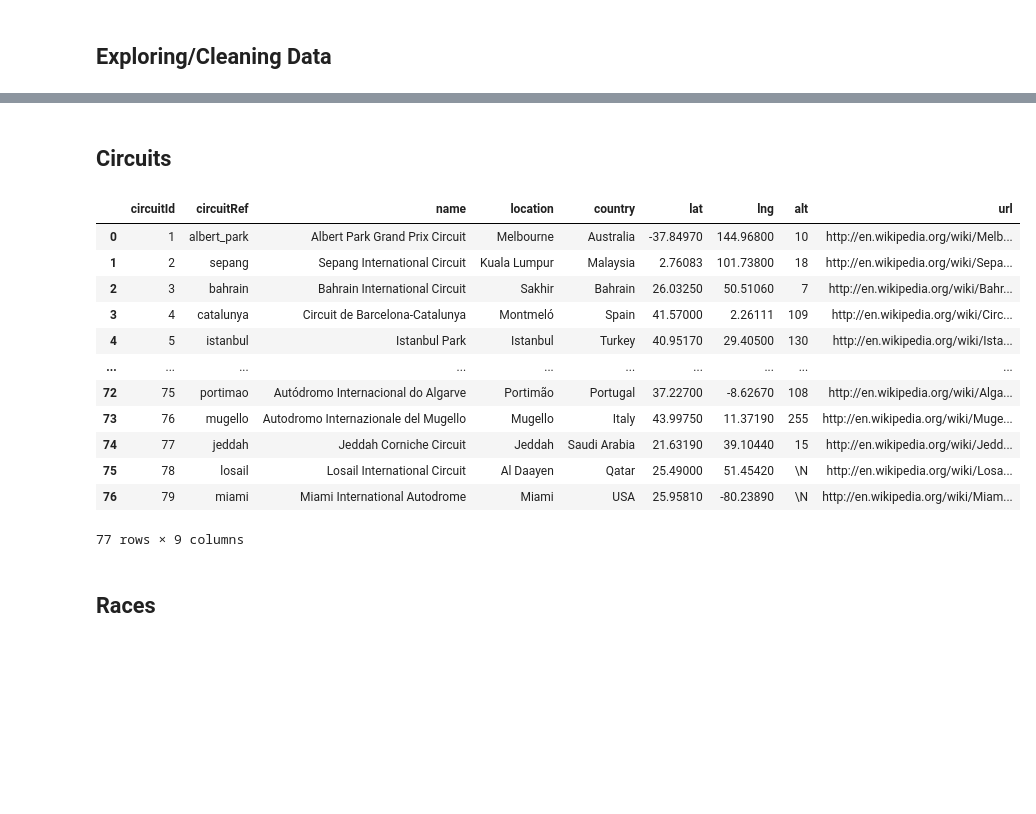
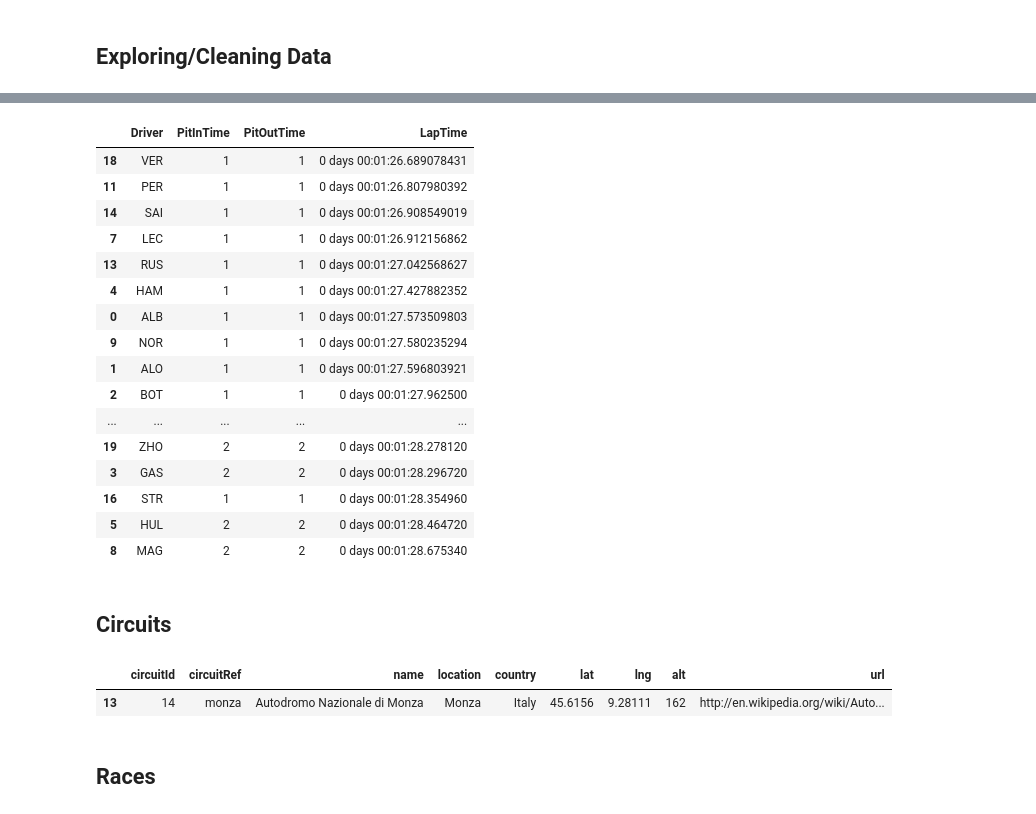
Before and after one commit to n8taylor/cs5830_final_project, a Jupyter notebook: finalProject.ipynb, the cells around one changed output, grey strips where cells are left out. Saved outputs shown, nothing was run; the diff lists cells and outputs as text; code cells hidden in the pictures; blank space fills up the shorter version.

```diff
--- a/finalProject.ipynb
+++ b/finalProject.ipynb
@@ -36,22 +168,34 @@ import fastf1
+# %%
+drivers = laps.groupby('Driver').agg({'PitInTime': 'count', 'PitOutTime': 'count', 'LapTime': 'mean'}).reset_index()
+drivers = drivers[drivers.PitInTime == drivers.PitOutTime]
+drivers = drivers.dropna(subset='LapTime')
+drivers.sort_values(by='LapTime')
+# %% [output]
+|  | Driver | PitInTime | PitOutTime | LapTime |
+| 18 | VER | 1 | 1 | 0 days 00:01:26.689078431 |
+| 11 | PER | 1 | 1 | 0 days 00:01:26.807980392 |
+| 14 | SAI | 1 | 1 | 0 days 00:01:26.908549019 |
+| 7 | LEC | 1 | 1 | 0 days 00:01:26.912156862 |
+| 13 | RUS | 1 | 1 | 0 days 00:01:27.042568627 |
+| 4 | HAM | 1 | 1 | 0 days 00:01:27.427882352 |
+| 0 | ALB | 1 | 1 | 0 days 00:01:27.573509803 |
+| 9 | NOR | 1 | 1 | 0 days 00:01:27.580235294 |
+| 1 | ALO | 1 | 1 | 0 days 00:01:27.596803921 |
+| 2 | BOT | 1 | 1 | 0 days 00:01:27.962500 |
+| ... | ... | ... | ... | ... |
+| 19 | ZHO | 2 | 2 | 0 days 00:01:28.278120 |
+| 3 | GAS | 2 | 2 | 0 days 00:01:28.296720 |
+| 16 | STR | 1 | 1 | 0 days 00:01:28.354960 |
+| 5 | HUL | 2 | 2 | 0 days 00:01:28.464720 |
+| 8 | MAG | 2 | 2 | 0 days 00:01:28.675340 |
 # %% [markdown]
 ## Circuits
 # %%
 circuits = pd.read_csv('circuits.csv')
-circuits
+circuits[circuits.circuitId == 14]
 # %% [output]
 |  | circuitId | circuitRef | name | location | country | lat | lng | alt | url |
-| 0 | 1 | albert_park | Albert Park Grand Prix Circuit | Melbourne | Australia | -37.84970 | 144.96800 | 10 | http://en.wikipedia.org/wiki/Melb... |
-| 1 | 2 | sepang | Sepang International Circuit | Kuala Lumpur | Malaysia | 2.76083 | 101.73800 | 18 | http://en.wikipedia.org/wiki/Sepa... |
-| 2 | 3 | bahrain | Bahrain International Circuit | Sakhir | Bahrain | 26.03250 | 50.51060 | 7 | http://en.wikipedia.org/wiki/Bahr... |
-| 3 | 4 | catalunya | Circuit de Barcelona-Catalunya | Montmeló | Spain | 41.57000 | 2.26111 | 109 | http://en.wikipedia.org/wiki/Circ... |
-| 4 | 5 | istanbul | Istanbul Park | Istanbul | Turkey | 40.95170 | 29.40500 | 130 | http://en.wikipedia.org/wiki/Ista... |
-| ... | ... | ... | ... | ... | ... | ... | ... | ... | ... |
-| 72 | 75 | portimao | Autódromo Internacional do Algarve | Portimão | Portugal | 37.22700 | -8.62670 | 108 | http://en.wikipedia.org/wiki/Alga... |
-| 73 | 76 | mugello | Autodromo Internazionale del Mugello | Mugello | Italy | 43.99750 | 11.37190 | 255 | http://en.wikipedia.org/wiki/Muge... |
-| 74 | 77 | jeddah | Jeddah Corniche Circuit | Jeddah | Saudi Arabia | 21.63190 | 39.10440 | 15 | http://en.wikipedia.org/wiki/Jedd... |
-| 75 | 78 | losail | Losail International Circuit | Al Daayen | Qatar | 25.49000 | 51.45420 | \N | http://en.wikipedia.org/wiki/Losa... |
-| 76 | 79 | miami | Miami International Autodrome | Miami | USA | 25.95810 | -80.23890 | \N | http://en.wikipedia.org/wiki/Miam... |
+| 13 | 14 | monza | Autodromo Nazionale di Monza | Monza | Italy | 45.6156 | 9.28111 | 162 | http://en.wikipedia.org/wiki/Auto... |
-77 rows × 9 columns
 # %% [markdown]
 ## Races
 # %%
```
Also changed, not shown: parts of 8 cells of this notebook.
